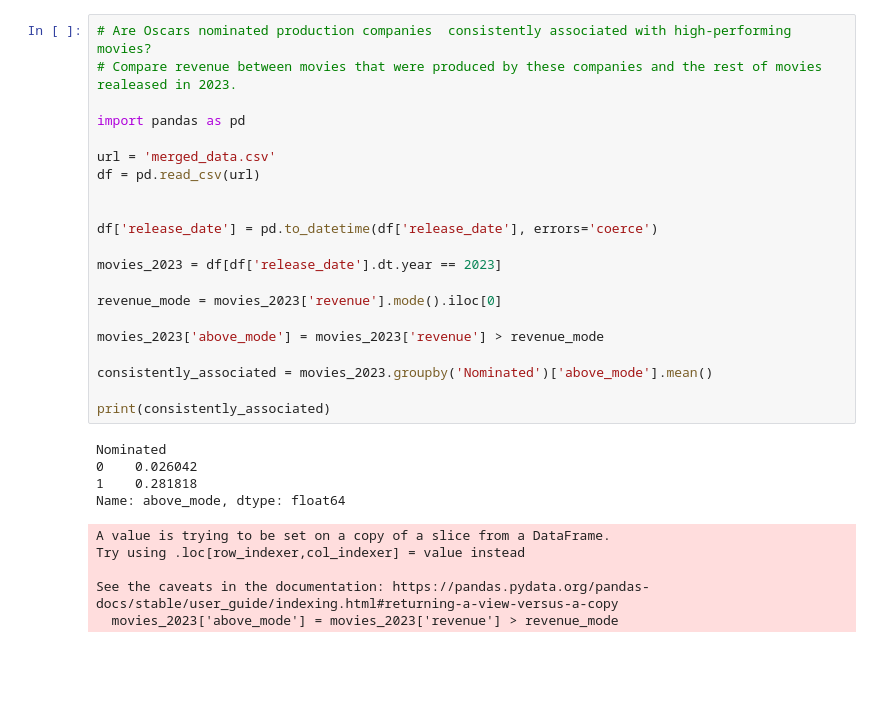
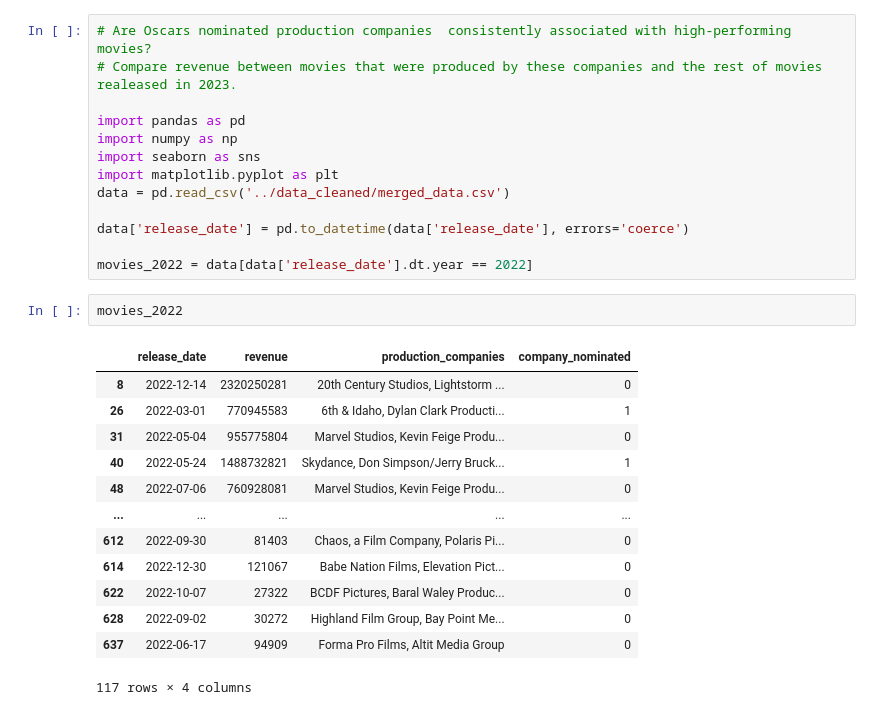
Before and after one commit to petrarkaselin/mid_project, a Jupyter notebook: notebooks/question_6.ipynb, the cells around one changed output. Drawn from its saved outputs; the diff is of its cells as text; blank space fills up the shorter version.

```diff
--- a/notebooks/question_6.ipynb
+++ b/notebooks/question_6.ipynb
@@ -3,29 +3,27 @@
 # Compare revenue between movies that were produced by these companies and the rest of movies realeased in 2023.
 
 import pandas as pd
+import numpy as np
+import seaborn as sns
+import matplotlib.pyplot as plt
+data = pd.read_csv('../data_cleaned/merged_data.csv')
 
-url = 'merged_data.csv'
-df = pd.read_csv(url)
+data['release_date'] = pd.to_datetime(data['release_date'], errors='coerce')
 
-
-df['release_date'] = pd.to_datetime(df['release_date'], errors='coerce')
-
-movies_2023 = df[df['release_date'].dt.year == 2023]
-
-revenue_mode = movies_2023['revenue'].mode().iloc[0]
-
-movies_2023['above_mode'] = movies_2023['revenue'] > revenue_mode
-
-consistently_associated = movies_2023.groupby('Nominated')['above_mode'].mean()
-
-print(consistently_associated)
+movies_2022 = data[data['release_date'].dt.year == 2022]
-# %% [output]
-Nominated
-0    0.026042
-1    0.281818
-Name: above_mode, dtype: float64
-A value is trying to be set on a copy of a slice from a DataFrame.
-Try using .loc[row_indexer,col_indexer] = value instead
-
-See the caveats in the documentation: https://pandas.pydata.org/pandas-docs/stable/user_guide/indexing.html#returning-a-view-versus-a-copy
-  movies_2023['above_mode'] = movies_2023['revenue'] > revenue_mode
+# %%
+movies_2022
+# %% [output]
+|  | release_date | revenue | production_companies | company_nominated |
+| 8 | 2022-12-14 | 2320250281 | 20th Century Studios, Lightstorm ... | 0 |
+| 26 | 2022-03-01 | 770945583 | 6th & Idaho, Dylan Clark Producti... | 1 |
+| 31 | 2022-05-04 | 955775804 | Marvel Studios, Kevin Feige Produ... | 0 |
+| 40 | 2022-05-24 | 1488732821 | Skydance, Don Simpson/Jerry Bruck... | 1 |
+| 48 | 2022-07-06 | 760928081 | Marvel Studios, Kevin Feige Produ... | 0 |
+| ... | ... | ... | ... | ... |
+| 612 | 2022-09-30 | 81403 | Chaos, a Film Company, Polaris Pi... | 0 |
+| 614 | 2022-12-30 | 121067 | Babe Nation Films, Elevation Pict... | 0 |
+| 622 | 2022-10-07 | 27322 | BCDF Pictures, Baral Waley Produc... | 0 |
+| 628 | 2022-09-02 | 30272 | Highland Film Group, Bay Point Me... | 0 |
+| 637 | 2022-06-17 | 94909 | Forma Pro Films, Altit Media Group | 0 |
+117 rows × 4 columns
```
Also changed, not shown: parts of 7 cells of this notebook.
